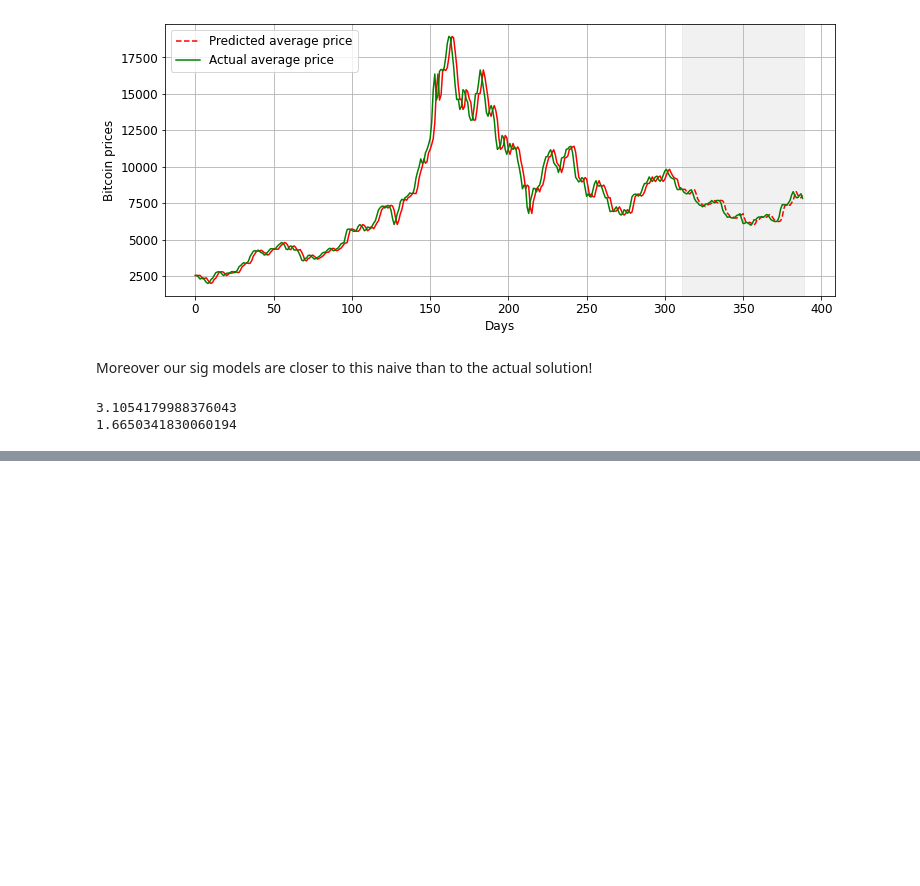
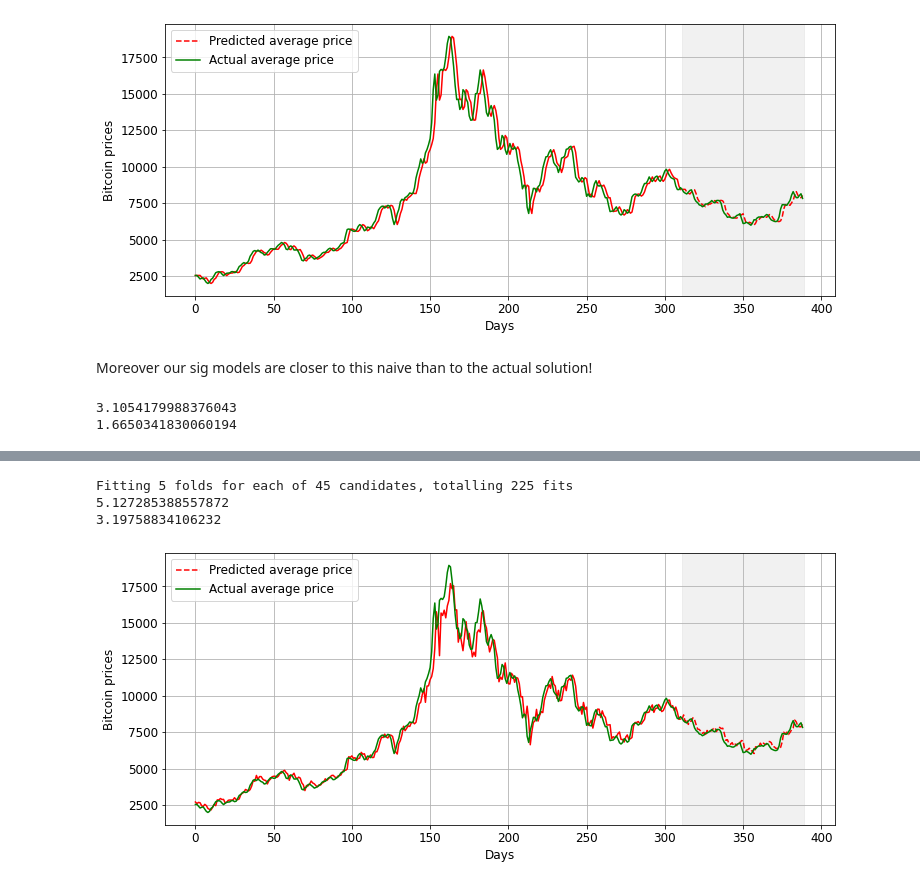
Before and after one commit to MucaCirone/Master_Thesis, a Jupyter notebook: BTC_rSig.ipynb, the cells around one changed output, grey strips where cells are left out. Cells and saved outputs as stored; diff of their text form; code cells hidden in the pictures; blank space fills up the shorter version.

```diff
--- a/BTC_rSig.ipynb
+++ b/BTC_rSig.ipynb
@@ -723,0 +763,65 @@ print("")
+# %%
+from torch.nn.functional import normalize
+
+start = time.time()
+
+x_train_ = normalize(x_train, dim=2)
+x_test_ = normalize(x_test, dim=2)
+# %%
+start = time.time()
+
+x_train_ = x_train_.detach().numpy()
+x_test_ = x_test_.detach().numpy()
+# %%
+# hyperparameters for grid search
+svr_parameters = {'C': np.logspace(0, 4, 5), 'gamma': np.logspace(-4, 4, 9)}
+# %%
+MC_iterations = 15
+hidden_dim = 25
+# %%
+X = np.concatenate([x_train_,x_test_], axis = 0)
+
+N = x_train_.shape[0]
+M = x_test_.shape[0]
+
+Gram_train = torch.zeros((MC_iterations, N, N)).to(device)
+Gram_test = torch.zeros((MC_iterations, M, N)).to(device)
+
+X_ = torch.tensor(X).float().to(device)
+
+for m in tqdm(range(MC_iterations)):
+  S = rSig_Euler_GPU(X_, hidden_dim)
+
+  sigs_train = S[:N]
+  sigs_test = S[N:]
+
+  Gram_train[m] = sigs_train@sigs_train.T
+  Gram_test[m] = sigs_test@sigs_train.T
+
+Gram_train = torch.mean(Gram_train, dim=0).detach().cpu().numpy()
+Gram_test = torch.mean(Gram_test, dim=0).detach().cpu().numpy()
+
+# fit the model
+svr = SVR(kernel='precomputed')
+svr_pde = GridSearchCV(estimator=svr, param_grid=svr_parameters, cv=5, n_jobs=-1, verbose = 4)
+svr_pde.fit(Gram_train, np.squeeze(y_train))
+
+# predict
+y_train_predict = svr_pde.predict(Gram_train)
+y_test_predict = svr_pde.predict(Gram_test)
+
+# calculate errors
+p_error_train = mean_absolute_percentage_error(np.array(y_train).reshape(-1,1), np.array(y_train_predict).reshape(-1,1))
+p_error_test = mean_absolute_percentage_error(np.array(y_test).reshape(-1,1), np.array(y_test_predict).reshape(-1,1))
+
+print(p_error_train)
+print(p_error_test)
+print("")
+
+# plot results
+PlotResult(y_train, y_test, y_train_predict, y_test_predict, 'rSig')
+# %% [output]
+Fitting 5 folds for each of 45 candidates, totalling 225 fits
+5.127285388557872
+3.19758834106232
+[figure, added]
```
Also changed, not shown: parts of 4 cells of this notebook.
